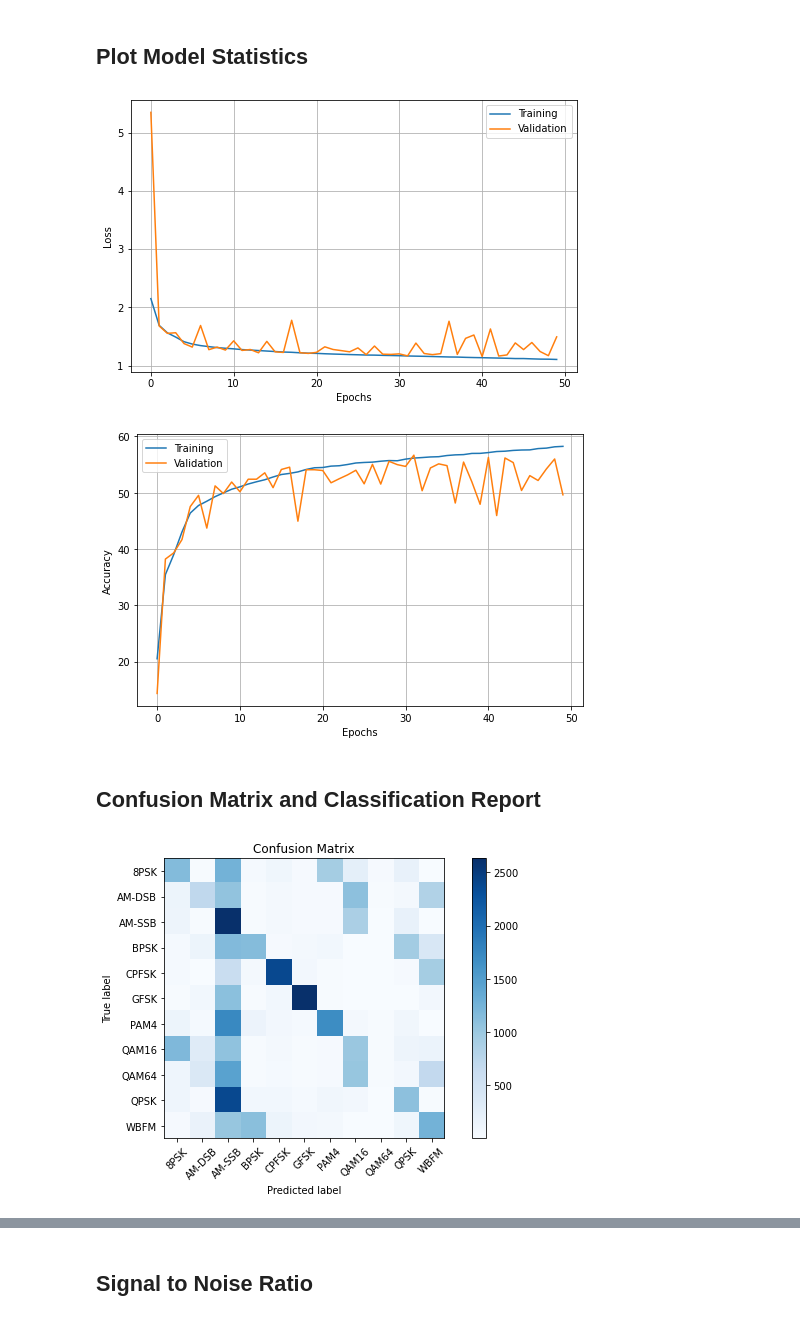
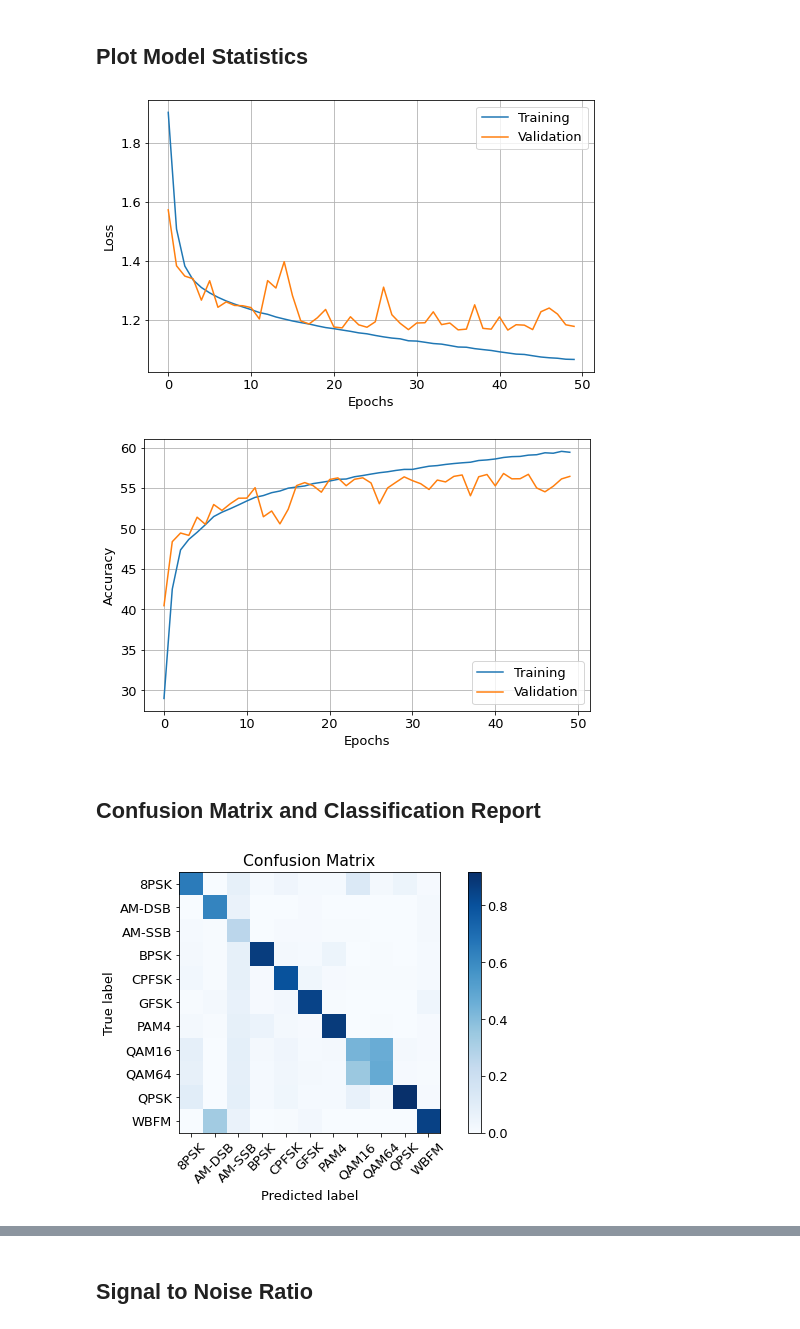
Before and after one commit to jdcneto/Modulation-Classification, a Jupyter notebook: Modulation_Classification.ipynb, the cells around one changed output, grey strips where cells are left out. Cells and saved outputs as stored; diff of their text form; code cells hidden in the pictures.

```diff
--- a/Modulation_Classification.ipynb
+++ b/Modulation_Classification.ipynb
@@ -94,7 +97,7 @@ y_train, y_test = torch.Tensor(train_labels), torch.Tensor(test_labels)
 train_dataset = TensorDataset(x_train, y_train.type(torch.LongTensor))
 test_dataset  = TensorDataset(x_test, y_test.type(torch.LongTensor))
 # %%
-batch_size = 2048
+batch_size = 512
 TrainLoader = DataLoader(train_dataset, batch_size=batch_size, shuffle=False)
 TestLoader  = DataLoader(test_dataset, batch_size=batch_size, shuffle=False)
 # %% [markdown]
@@ -328,7 +331,7 @@ plt.legend(['Training','Validation'])
 plt.ylabel('Loss'), plt.xlabel('Epochs')
 plt.savefig('loss_curve.pdf'), plt.show();
 # %% [output]
-[figure, old version]
+[figure, new version]
 # %%
 # Accuracy plotting and saving figure
 plt.figure(figsize=(8,5))
@@ -339,15 +342,15 @@ plt.legend(['Training','Validation'])
 plt.ylabel('Accuracy'), plt.xlabel('Epochs')
 plt.savefig('acc_curve.pdf'), plt.show();
 # %% [output]
-[figure, old version]
+[figure, new version]
 # %% [markdown]
 ## Confusion Matrix and Classification Report
 # %%
 def plot_confusion_matrix(cm, title='Confusion Matrix', cmap=plt.cm.Blues, labels=[]):
     plt.figure(figsize=(8,5))
-    plt.imshow(cm, interpolation='nearest', cmap=cmap)
+    plt.imshow(cm, interpolation='nearest', cmap=cmap);
     plt.title(title)
-    plt.colorbar()
+    plt.colorbar(ticks = np.arange(0.0,1.,.2))
     tick_marks = np.arange(len(labels))
     plt.xticks(tick_marks, labels, rotation=45)
     plt.yticks(tick_marks, labels)
@@ -357,10 +360,10 @@ def plot_confusion_matrix(cm, title='Confusion Matrix', cmap=plt.cm.Blues, label
     plt.show();
 # %%
 # Plot confusion matrix
-cm = confusion_matrix(test_labels, y_pred)
+cm = confusion_matrix(test_labels, y_pred, normalize='pred')
 plot_confusion_matrix(cm, labels=mods)
 # %% [output]
-[figure, old version]
+[figure, new version]
 # %%
 # Classification Report
 report = classification_report(test_labels, y_pred, target_names=mods)
```
Also changed, not shown: parts of 8 cells of this notebook.
